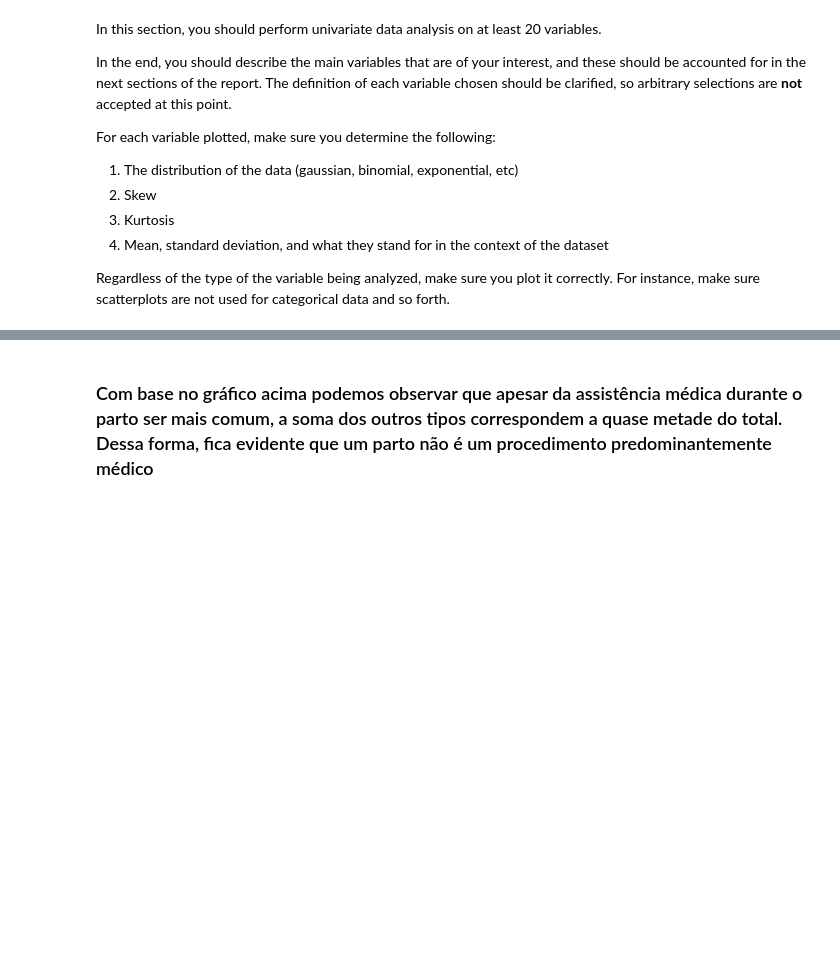
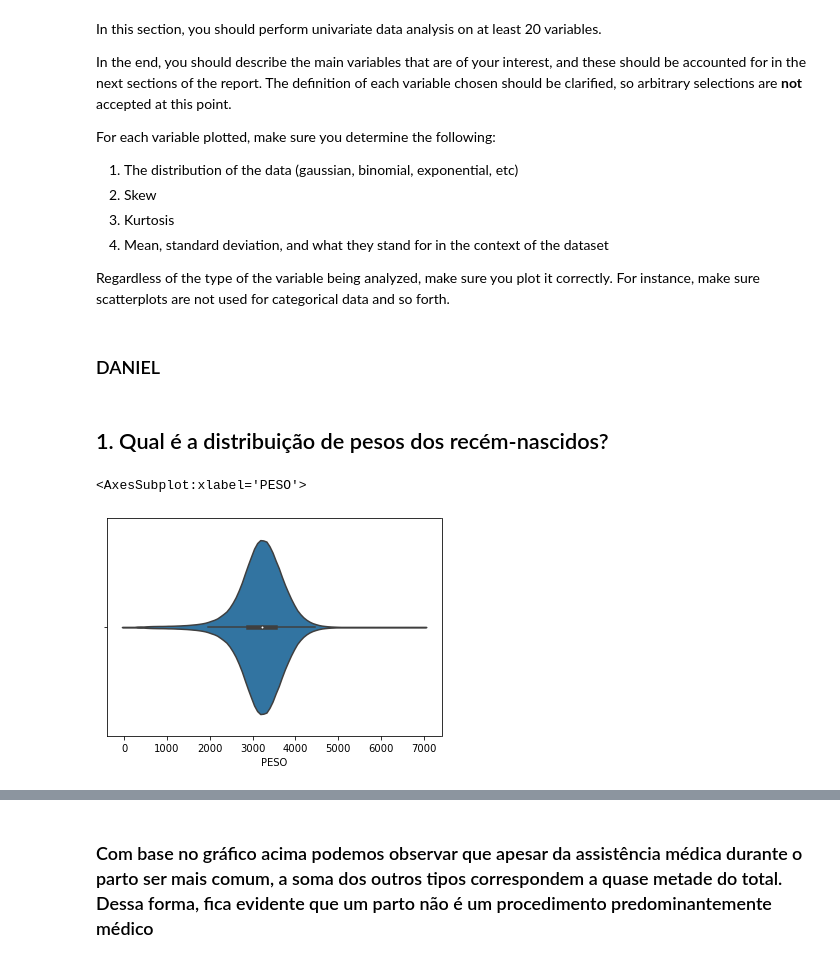
Before and after one commit to danielnowakassis/SINASC-Dataset, a Jupyter notebook: DS_project_template.ipynb, the cells around one changed output, grey strips where cells are left out. Saved outputs shown, nothing was run; the diff lists cells and outputs as text; code cells hidden in the pictures; blank space fills up the shorter version.

Commit message:
Daniel - Análise univariada

```diff
--- a/DS_project_template.ipynb
+++ b/DS_project_template.ipynb
@@ -197,3 +173,14 @@ Regardless of the type of the variable being analyzed, make sure you plot it cor
 # %%
 # place as many cells to plot the visualizations,
 # as well as to describe the main findings
+# %% [markdown]
+### DANIEL
+# %% [markdown]
+## 1. Qual é a distribuição de pesos dos recém-nascidos?
+# %%
+peso_feto = full_df['PESO']
+#print(peso_feto.head())
+sns.violinplot(x = peso_feto)
+# %% [output]
+<AxesSubplot:xlabel='PESO'>
+[figure, added]
```
Also changed, not shown: parts of 54 cells of this notebook, 4 other files.
